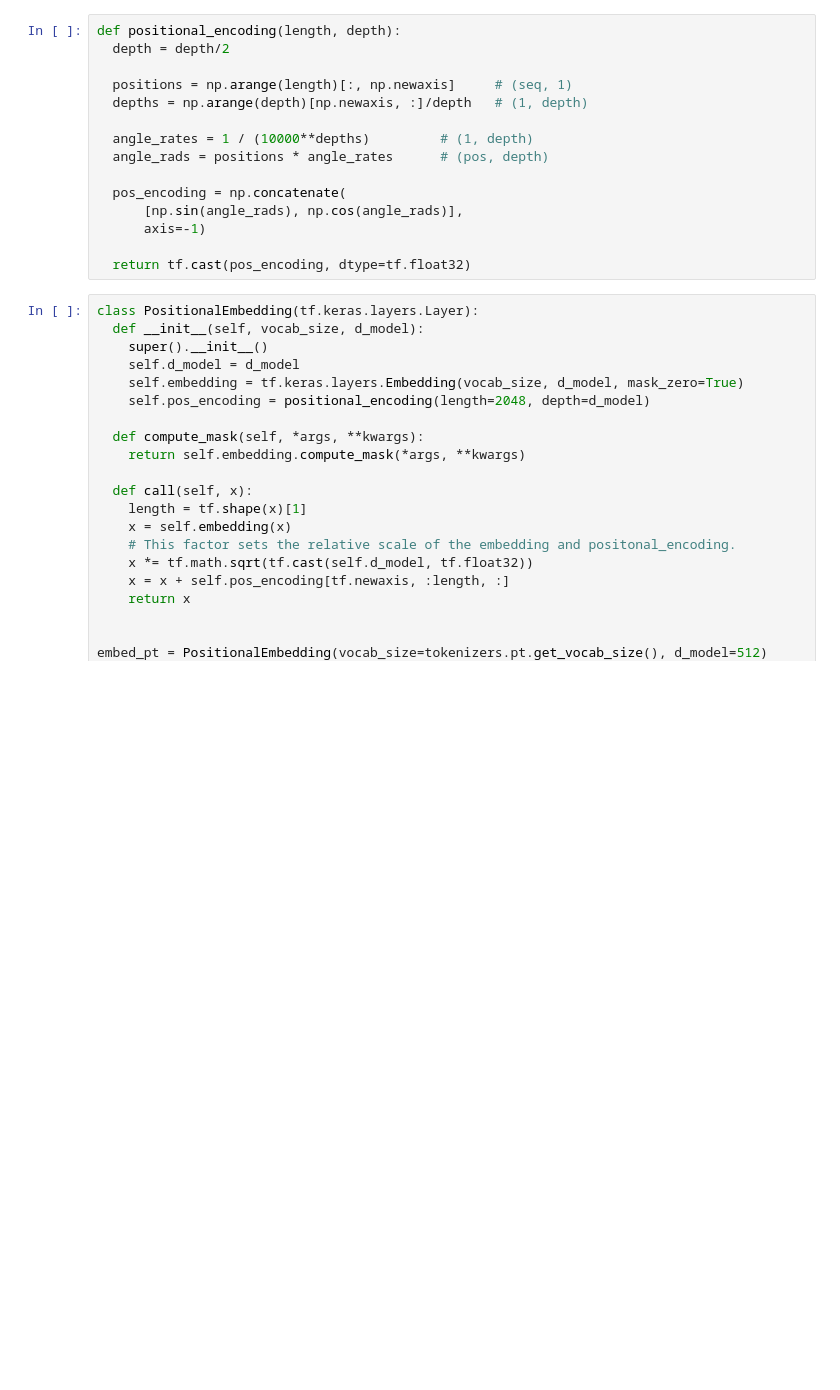
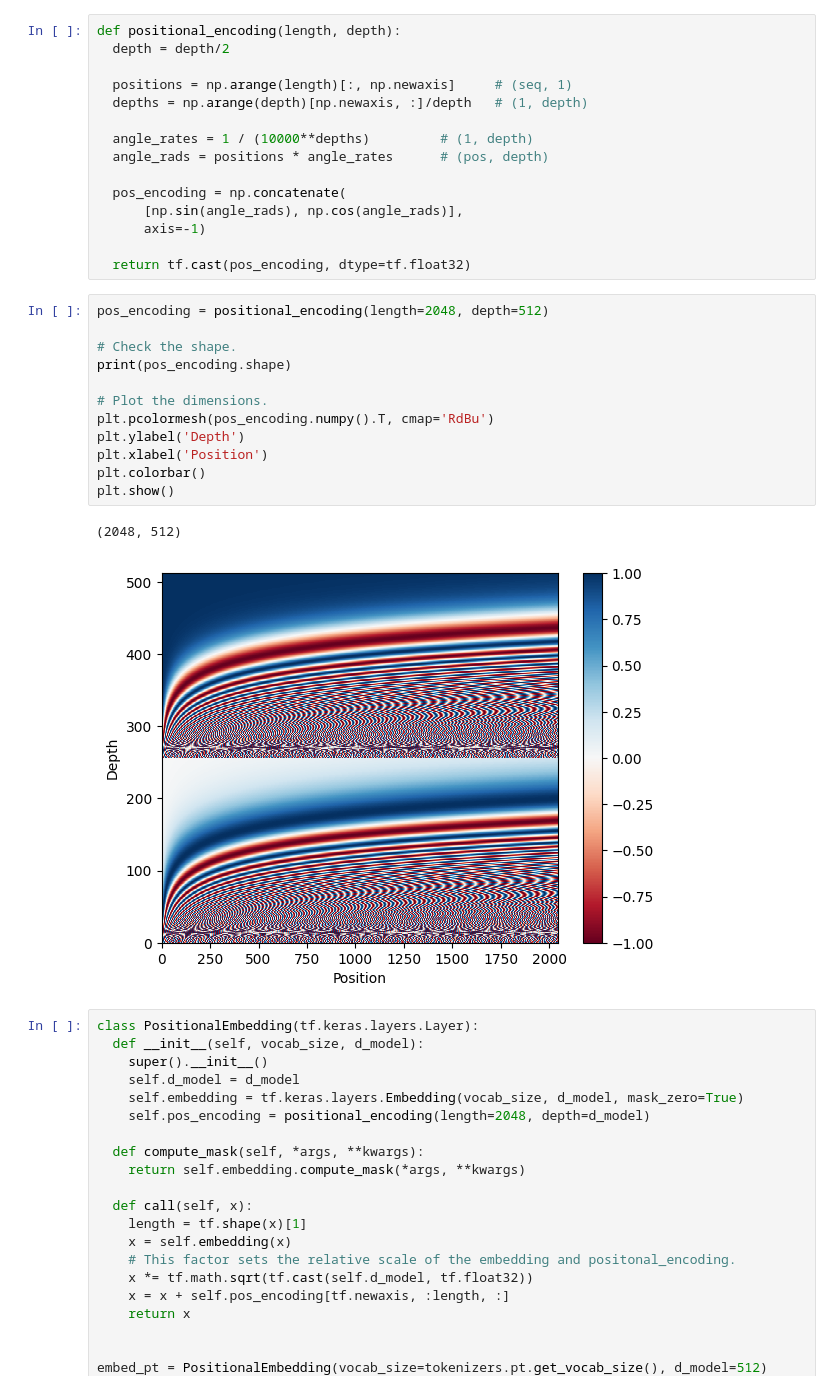
Before and after one commit to Yukesh432/transformer-model, a Jupyter notebook: NMT keras implementation transformer/transformer.ipynb, the cells around one changed output. Saved outputs shown, nothing was run; the diff lists cells and outputs as text; blank space fills up the shorter version.

```diff
--- a/NMT keras implementation transformer/transformer.ipynb
+++ b/NMT keras implementation transformer/transformer.ipynb
@@ -118,6 +154,21 @@ def positional_encoding(length, depth):
       axis=-1)
 
   return tf.cast(pos_encoding, dtype=tf.float32)
+# %%
+pos_encoding = positional_encoding(length=2048, depth=512)
+
+# Check the shape.
+print(pos_encoding.shape)
+
+# Plot the dimensions.
+plt.pcolormesh(pos_encoding.numpy().T, cmap='RdBu')
+plt.ylabel('Depth')
+plt.xlabel('Position')
+plt.colorbar()
+plt.show()
+# %% [output]
+(2048, 512)
+[figure, added]
 # %%
 class PositionalEmbedding(tf.keras.layers.Layer):
   def __init__(self, vocab_size, d_model):
```
Also changed, not shown: parts of 21 cells of this notebook.
